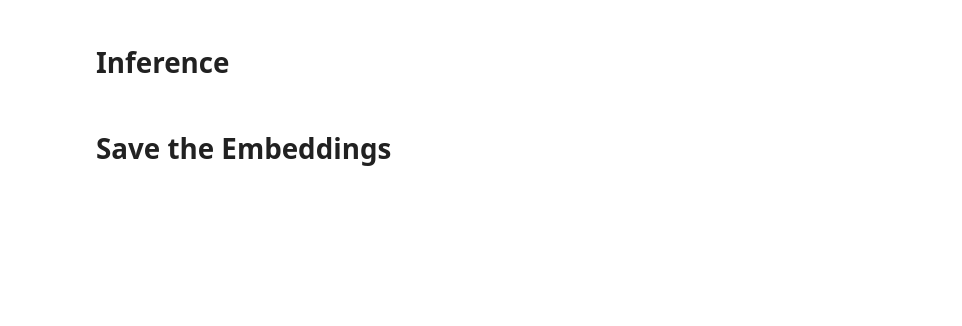
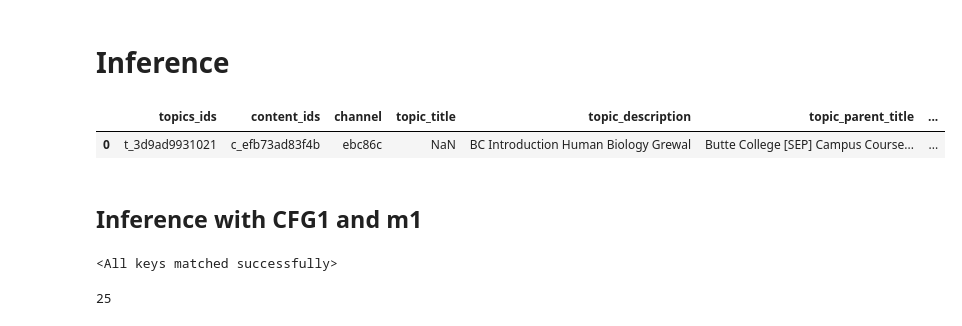
Before and after one commit to alckasoc/Learning-Equality-Curriculum-Rec, a Jupyter notebook: src/FPELL_rank1/get_pseudo_0467public.ipynb, the cells around one changed output. Saved outputs shown, nothing was run; the diff lists cells and outputs as text; code cells hidden in the pictures; blank space fills up the shorter version.

```diff
--- a/src/FPELL_rank1/get_pseudo_0467public.ipynb
+++ b/src/FPELL_rank1/get_pseudo_0467public.ipynb
@@ -105,4 +87,2 @@ class custom_model(nn.Module):
 # %% [markdown]
 # Inference
-# %% [markdown]
-# Save the Embeddings
@@ -108,0 +109,16 @@ class custom_model(nn.Module):
+# %%
+df = pd.read_csv("../../input/prep_cleaned_train_context_5fold.csv", lineterminator="\n")
+# %%
+df.head(1)
+# %% [output]
+|  | topics_ids | content_ids | channel | topic_title | topic_description | topic_parent_title | ... |
+| 0 | t_3d9ad9931021 | c_efb73ad83f4b | ebc86c | NaN | BC Introduction Human Biology Grewal | Butte College [SEP] Campus Course... | ... |
+# %% [markdown]
+## Inference with CFG1 and m1
+# %%
+m1 = custom_model(CFG1)
+
+state1 = torch.load(CFG1.sup_model_tuned, map_location = torch.device('cpu'))
+m1.load_state_dict(state1['model'])
+# %% [output]
+<All keys matched successfully>
@@ -108,0 +138,23 @@ class custom_model(nn.Module):
+# %%
+device = "cuda" if torch.cuda.is_available() else "cpu"
+
+_ = m1.eval()
+_ = m1.to(device)
+
+out_features_1 = torch.Tensor([])
+preds_1 = torch.Tensor([])
+for _, x in tqdm(enumerate(test_loader), leave=True, position=0, total=len(test_loader)):
+    for k, v in x.items():
+        x[k] = v.to(device)
+        x[k] = x[k][:, :512]
+
+    with torch.no_grad():
+        features, z = m1(x)
+
+    out_features_1 = torch.concat([out_features_1, features.cpu()], axis=0)
+    preds_1 = torch.concat([preds_1, z.cpu()], axis=0)
+
+torch.cuda.empty_cache()
+gc.collect()
+# %% [output]
+25
```
Also changed, not shown: parts of 19 cells of this notebook, 8 other files.
